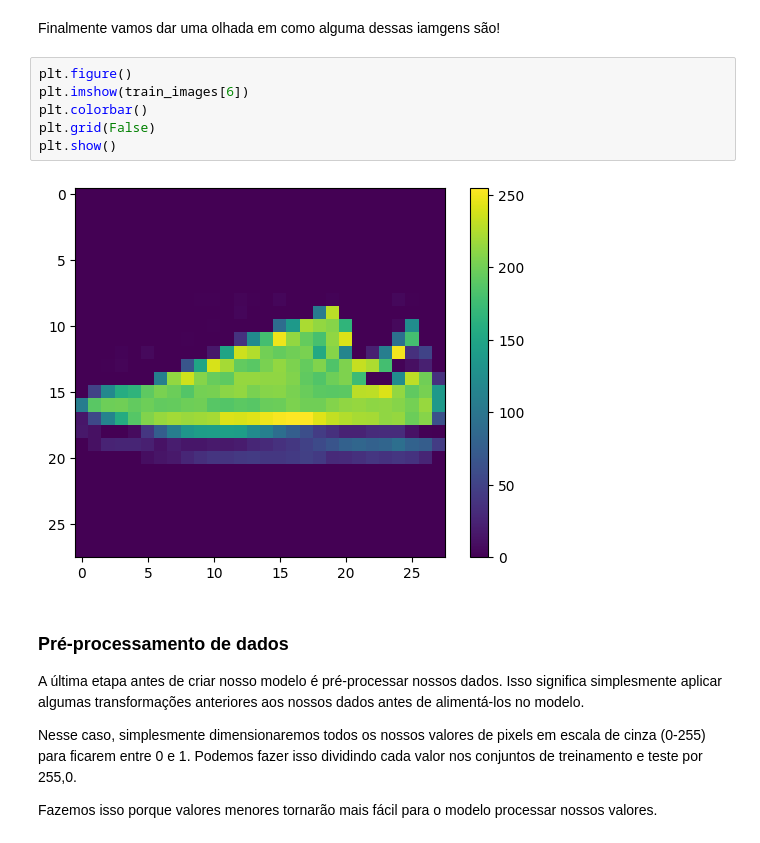
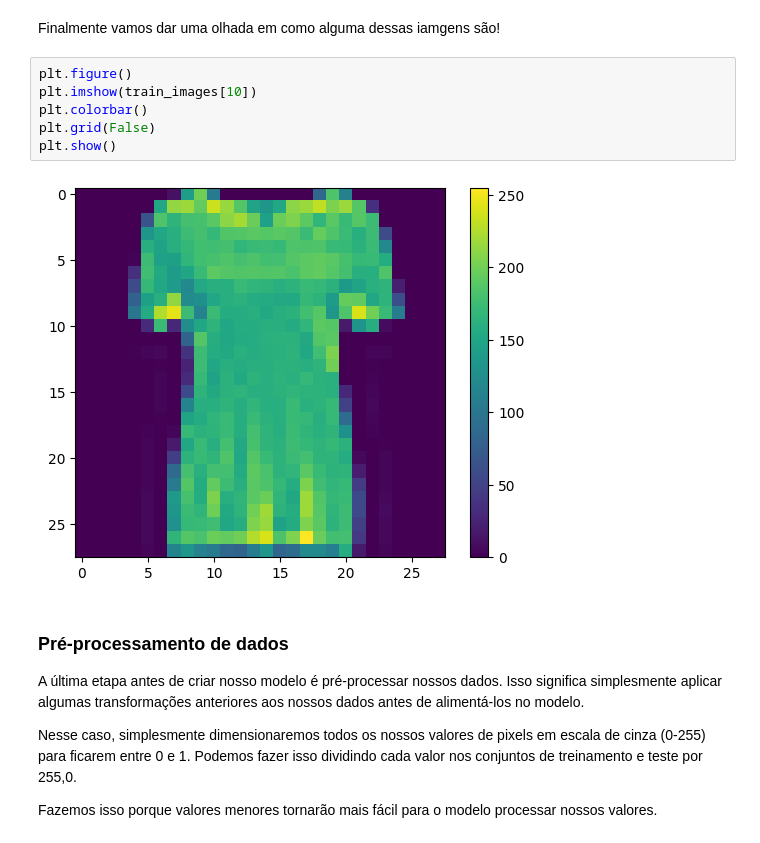
Before and after one commit to ThFaro/Python_Senai, a Jupyter notebook: TensorFlow/RedesNeurais.ipynb, the cells around one changed output. Saved outputs shown, nothing was run; the diff lists cells and outputs as text.

```diff
--- a/TensorFlow/RedesNeurais.ipynb
+++ b/TensorFlow/RedesNeurais.ipynb
@@ -45,12 +45,12 @@ class_name = ['T-shirt/top', 'Trouser', 'Pullover', 'Dress', 'Coat',
 Finalmente vamos dar uma olhada em como alguma dessas iamgens são!
 # %%
 plt.figure()
-plt.imshow(train_images[6])
+plt.imshow(train_images[10])
 plt.colorbar()
 plt.grid(False)
 plt.show()
 # %% [output]
-[figure, old version]
+[figure, new version]
 # %% [markdown]
 ### Pré-processamento de dados
 A última etapa antes de criar nosso modelo é pré-processar nossos dados. Isso significa simplesmente aplicar algumas transformações anteriores aos nossos dados antes de alimentá-los no modelo.
```
Also changed, not shown: parts of 5 cells of this notebook, 1 other file.
